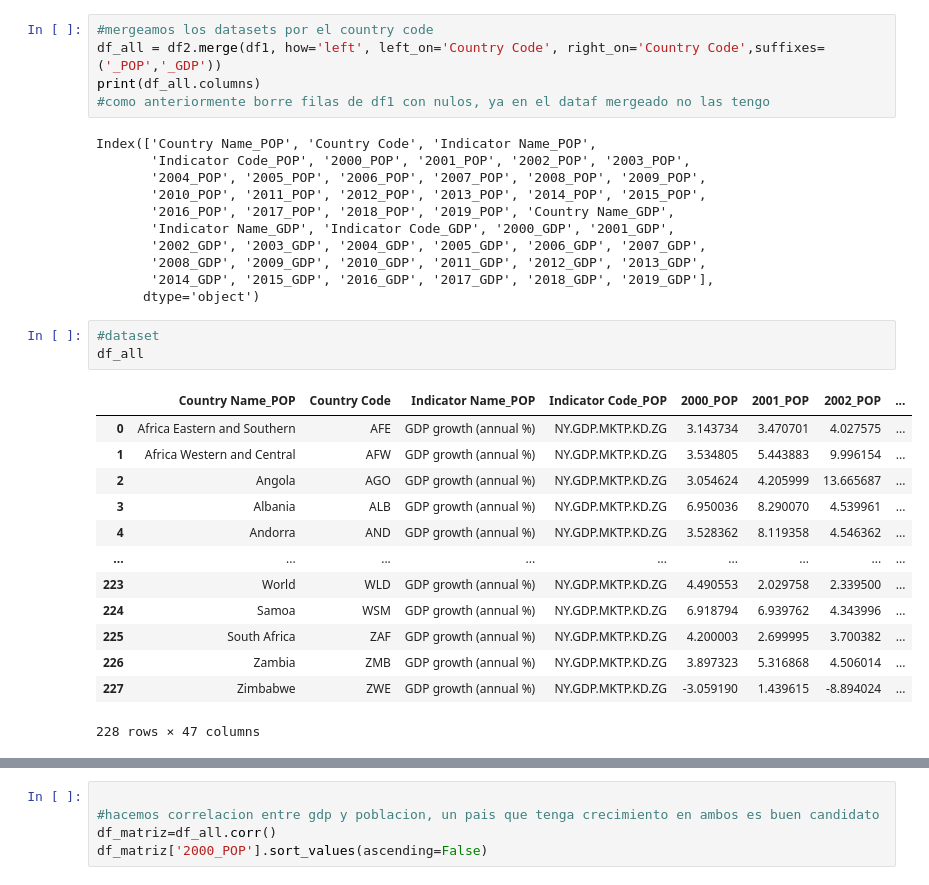
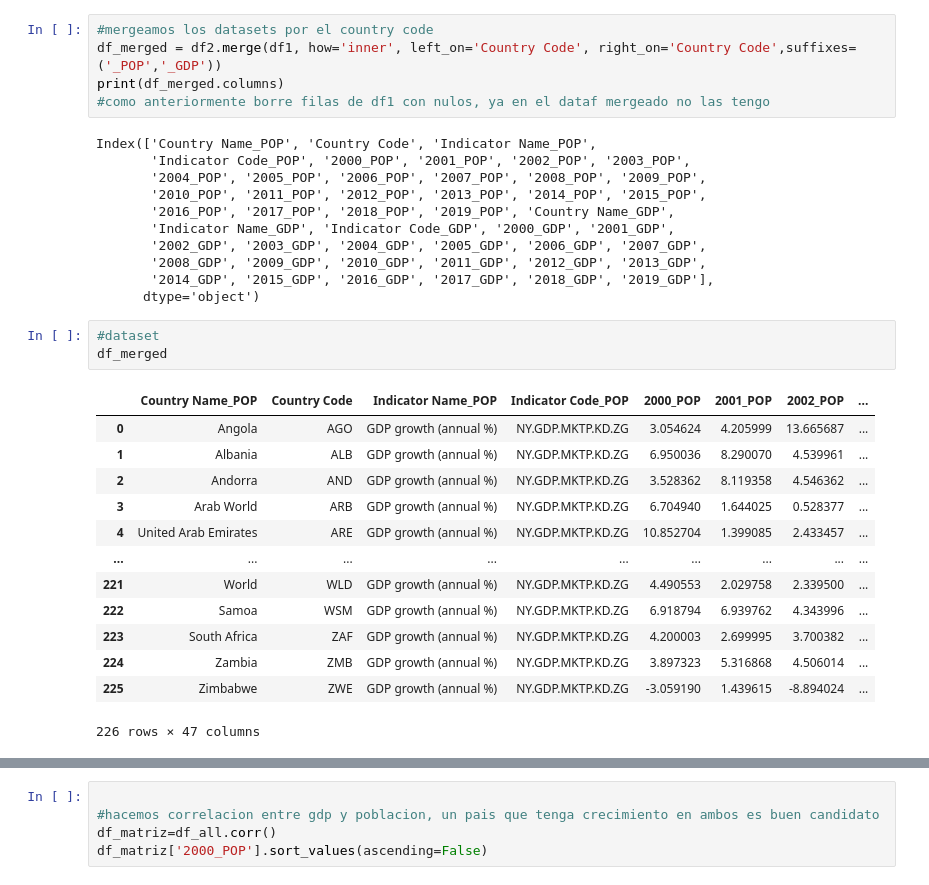
Before and after one commit to proyecto-analitica-empresarial/Entrega, a Jupyter notebook: Analitica_empresarial_Copy1.ipynb, the cells around one changed output, grey strips where cells are left out. Drawn from its saved outputs; the diff is of its cells as text.

```diff
--- a/Analitica_empresarial_Copy1.ipynb
+++ b/Analitica_empresarial_Copy1.ipynb
@@ -222,8 +230,8 @@ df2
 228 rows × 24 columns
 # %%
 #mergeamos los datasets por el country code
-df_all = df2.merge(df1, how='left', left_on='Country Code', right_on='Country Code',suffixes=('_POP','_GDP'))
-print(df_all.columns)
+df_merged = df2.merge(df1, how='inner', left_on='Country Code', right_on='Country Code',suffixes=('_POP','_GDP'))
+print(df_merged.columns)
 #como anteriormente borre filas de df1 con nulos, ya en el dataf mergeado no las tengo
 # %% [output]
 Index(['Country Name_POP', 'Country Code', 'Indicator Name_POP',
@@ -238,19 +246,19 @@ Index(['Country Name_POP', 'Country Code', 'Indicator Name_POP',
       dtype='object')
 # %%
 #dataset
-df_all
+df_merged
 # %% [output]
 |  | Country Name_POP | Country Code | Indicator Name_POP | Indicator Code_POP | 2000_POP | 2001_POP | 2002_POP | ... |
-| 0 | Africa Eastern and Southern | AFE | GDP growth (annual %) | NY.GDP.MKTP.KD.ZG | 3.143734 | 3.470701 | 4.027575 | ... |
-| 1 | Africa Western and Central | AFW | GDP growth (annual %) | NY.GDP.MKTP.KD.ZG | 3.534805 | 5.443883 | 9.996154 | ... |
-| 2 | Angola | AGO | GDP growth (annual %) | NY.GDP.MKTP.KD.ZG | 3.054624 | 4.205999 | 13.665687 | ... |
-| 3 | Albania | ALB | GDP growth (annual %) | NY.GDP.MKTP.KD.ZG | 6.950036 | 8.290070 | 4.539961 | ... |
-| 4 | Andorra | AND | GDP growth (annual %) | NY.GDP.MKTP.KD.ZG | 3.528362 | 8.119358 | 4.546362 | ... |
+| 0 | Angola | AGO | GDP growth (annual %) | NY.GDP.MKTP.KD.ZG | 3.054624 | 4.205999 | 13.665687 | ... |
+| 1 | Albania | ALB | GDP growth (annual %) | NY.GDP.MKTP.KD.ZG | 6.950036 | 8.290070 | 4.539961 | ... |
+| 2 | Andorra | AND | GDP growth (annual %) | NY.GDP.MKTP.KD.ZG | 3.528362 | 8.119358 | 4.546362 | ... |
+| 3 | Arab World | ARB | GDP growth (annual %) | NY.GDP.MKTP.KD.ZG | 6.704940 | 1.644025 | 0.528377 | ... |
+| 4 | United Arab Emirates | ARE | GDP growth (annual %) | NY.GDP.MKTP.KD.ZG | 10.852704 | 1.399085 | 2.433457 | ... |
 | ... | ... | ... | ... | ... | ... | ... | ... | ... |
-| 223 | World | WLD | GDP growth (annual %) | NY.GDP.MKTP.KD.ZG | 4.490553 | 2.029758 | 2.339500 | ... |
-| 224 | Samoa | WSM | GDP growth (annual %) | NY.GDP.MKTP.KD.ZG | 6.918794 | 6.939762 | 4.343996 | ... |
-| 225 | South Africa | ZAF | GDP growth (annual %) | NY.GDP.MKTP.KD.ZG | 4.200003 | 2.699995 | 3.700382 | ... |
-| 226 | Zambia | ZMB | GDP growth (annual %) | NY.GDP.MKTP.KD.ZG | 3.897323 | 5.316868 | 4.506014 | ... |
-| 227 | Zimbabwe | ZWE | GDP growth (annual %) | NY.GDP.MKTP.KD.ZG | -3.059190 | 1.439615 | -8.894024 | ... |
+| 221 | World | WLD | GDP growth (annual %) | NY.GDP.MKTP.KD.ZG | 4.490553 | 2.029758 | 2.339500 | ... |
+| 222 | Samoa | WSM | GDP growth (annual %) | NY.GDP.MKTP.KD.ZG | 6.918794 | 6.939762 | 4.343996 | ... |
+| 223 | South Africa | ZAF | GDP growth (annual %) | NY.GDP.MKTP.KD.ZG | 4.200003 | 2.699995 | 3.700382 | ... |
+| 224 | Zambia | ZMB | GDP growth (annual %) | NY.GDP.MKTP.KD.ZG | 3.897323 | 5.316868 | 4.506014 | ... |
+| 225 | Zimbabwe | ZWE | GDP growth (annual %) | NY.GDP.MKTP.KD.ZG | -3.059190 | 1.439615 | -8.894024 | ... |
-228 rows × 47 columns
+226 rows × 47 columns
 # %%
```
Also changed, not shown: parts of 4 cells of this notebook.
